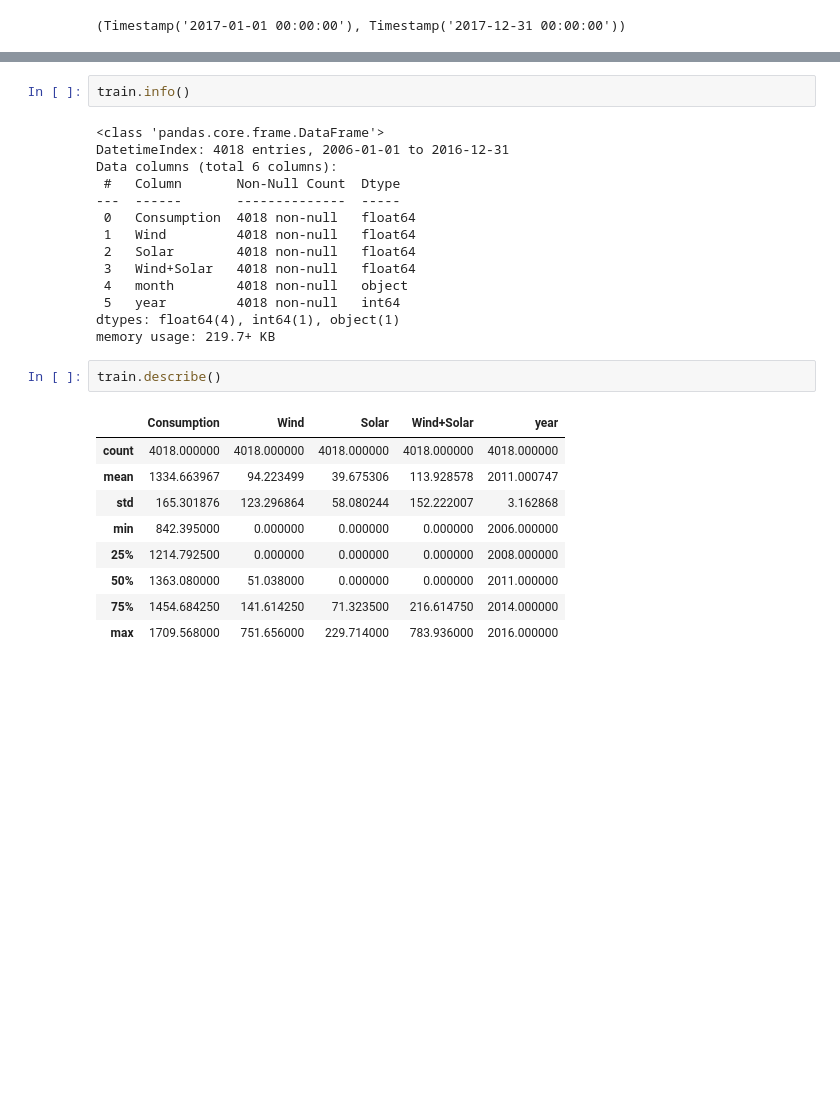
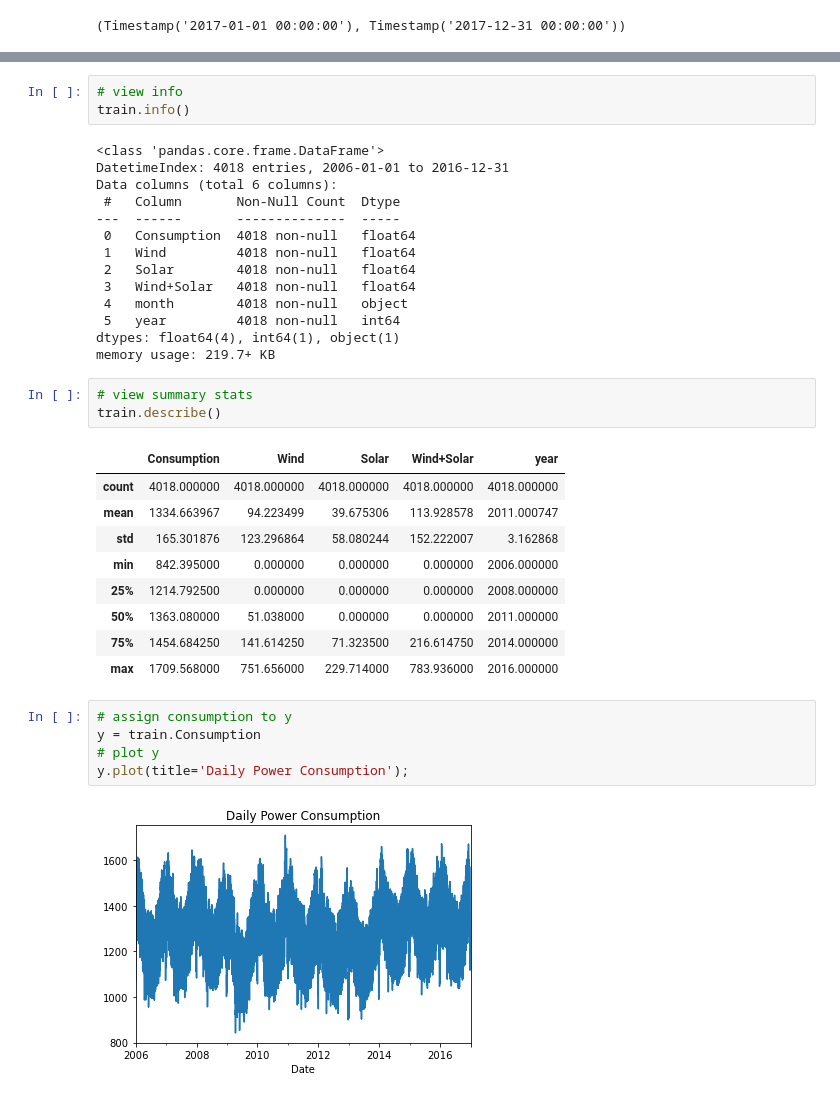
Before and after one commit to sophia-stewart/time-series-exercises, a Jupyter notebook: explore.ipynb, the cells around one changed output, grey strips where cells are left out. Cells and saved outputs as stored; diff of their text form; blank space fills up the shorter version.

Commit message:
Added plots

```diff
--- a/explore.ipynb
+++ b/explore.ipynb
@@ -181,6 +182,7 @@ train.hist();
 # %% [output]
 [figure]
 # %%
+# view info
 train.info()
 # %% [output]
 <class 'pandas.core.frame.DataFrame'>
@@ -197,6 +199,7 @@ Data columns (total 6 columns):
 dtypes: float64(4), int64(1), object(1)
 memory usage: 219.7+ KB
 # %%
+# view summary stats
 train.describe()
 # %% [output]
 |  | Consumption | Wind | Solar | Wind+Solar | year |
@@ -208,3 +211,10 @@ train.describe()
 | 50% | 1363.080000 | 51.038000 | 0.000000 | 0.000000 | 2011.000000 |
 | 75% | 1454.684250 | 141.614250 | 71.323500 | 216.614750 | 2014.000000 |
 | max | 1709.568000 | 751.656000 | 229.714000 | 783.936000 | 2016.000000 |
+# %%
+# assign consumption to y
+y = train.Consumption
+# plot y
+y.plot(title='Daily Power Consumption');
+# %% [output]
+[figure, added]
```
Also changed, not shown: parts of 8 cells of this notebook.
